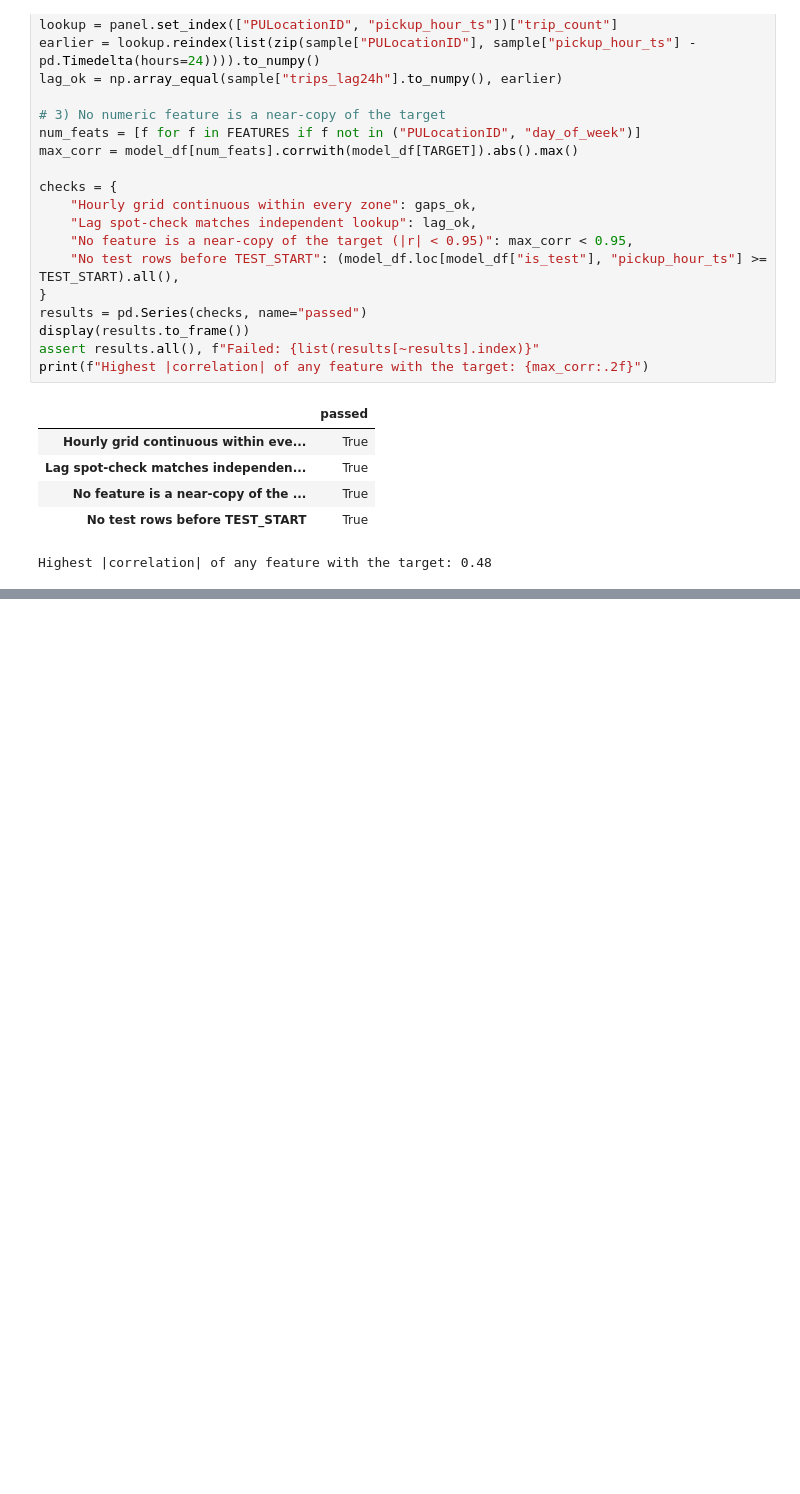
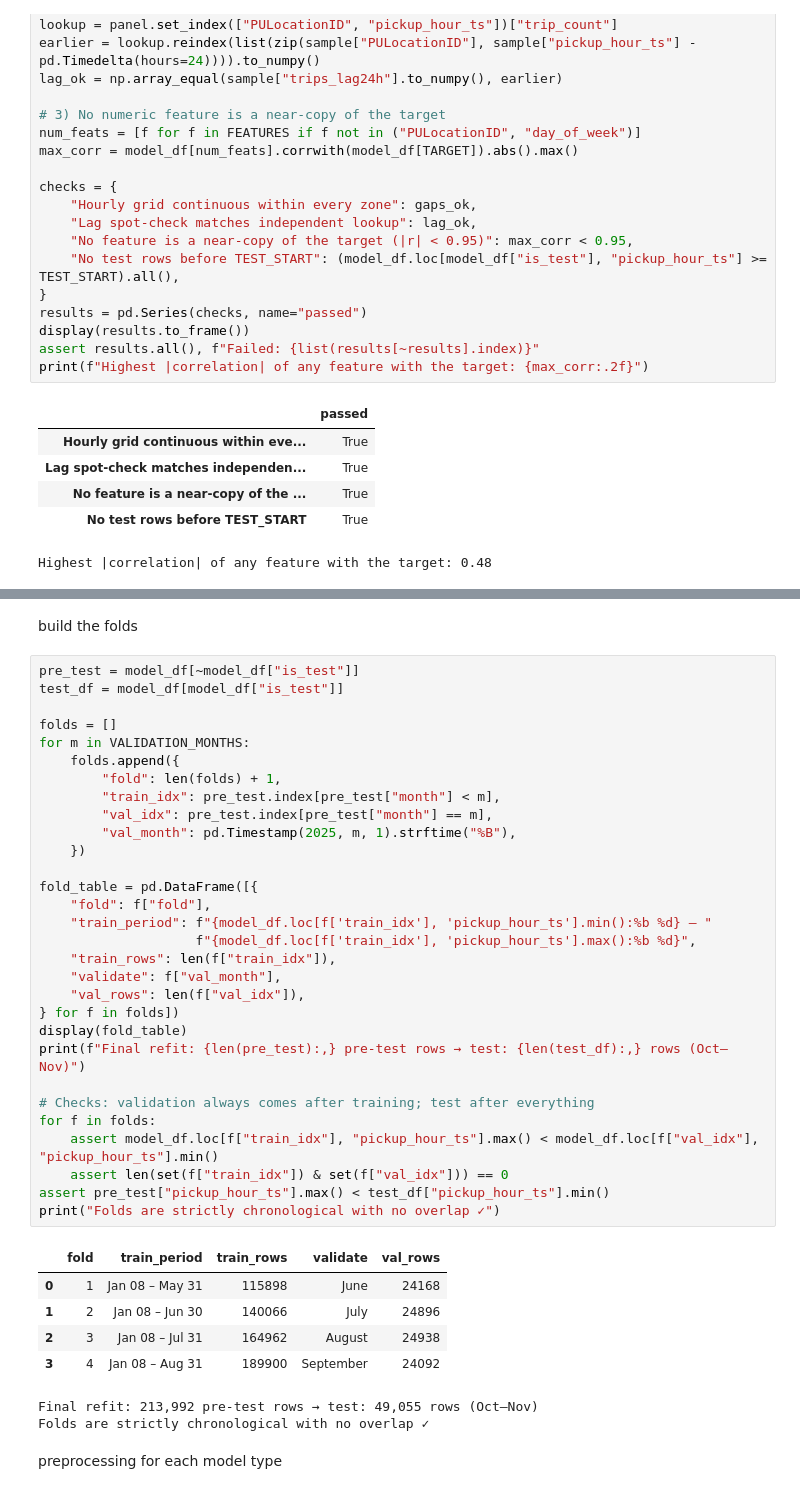
Before and after one commit to VicenteAlfonsoB/nyc-taxi-fleet-optimization, a Jupyter notebook: notebooks/02_fleet_optimization.ipynb, the cells around one changed output, grey strips where cells are left out. Drawn from its saved outputs; the diff is of its cells as text; blank space fills up the shorter version.

Commit message:
Notebook 02: expanding-window folds and per-fold preprocessing

```diff
--- a/notebooks/02_fleet_optimization.ipynb
+++ b/notebooks/02_fleet_optimization.ipynb
@@ -662,0 +685,42 @@ Highest |correlation| of any feature with the target: 0.48
+# %% [markdown]
+build the folds
+# %%
+pre_test = model_df[~model_df["is_test"]]
+test_df = model_df[model_df["is_test"]]
+
+folds = []
+for m in VALIDATION_MONTHS:
+    folds.append({
+        "fold": len(folds) + 1,
+        "train_idx": pre_test.index[pre_test["month"] < m],
+        "val_idx": pre_test.index[pre_test["month"] == m],
+        "val_month": pd.Timestamp(2025, m, 1).strftime("%B"),
+    })
+
+fold_table = pd.DataFrame([{
+    "fold": f["fold"],
+    "train_period": f"{model_df.loc[f['train_idx'], 'pickup_hour_ts'].min():%b %d} – "
+                    f"{model_df.loc[f['train_idx'], 'pickup_hour_ts'].max():%b %d}",
+    "train_rows": len(f["train_idx"]),
+    "validate": f["val_month"],
+    "val_rows": len(f["val_idx"]),
+} for f in folds])
+display(fold_table)
+print(f"Final refit: {len(pre_test):,} pre-test rows → test: {len(test_df):,} rows (Oct–Nov)")
+
+# Checks: validation always comes after training; test after everything
+for f in folds:
+    assert model_df.loc[f["train_idx"], "pickup_hour_ts"].max() < model_df.loc[f["val_idx"], "pickup_hour_ts"].min()
+    assert len(set(f["train_idx"]) & set(f["val_idx"])) == 0
+assert pre_test["pickup_hour_ts"].max() < test_df["pickup_hour_ts"].min()
+print("Folds are strictly chronological with no overlap ✓")
+# %% [output]
+|  | fold | train_period | train_rows | validate | val_rows |
+| 0 | 1 | Jan 08 – May 31 | 115898 | June | 24168 |
+| 1 | 2 | Jan 08 – Jun 30 | 140066 | July | 24896 |
+| 2 | 3 | Jan 08 – Jul 31 | 164962 | August | 24938 |
+| 3 | 4 | Jan 08 – Aug 31 | 189900 | September | 24092 |
+Final refit: 213,992 pre-test rows → test: 49,055 rows (Oct–Nov)
+Folds are strictly chronological with no overlap ✓
+# %% [markdown]
+preprocessing for each model type
```
Also changed, not shown: parts of 3 cells of this notebook.
